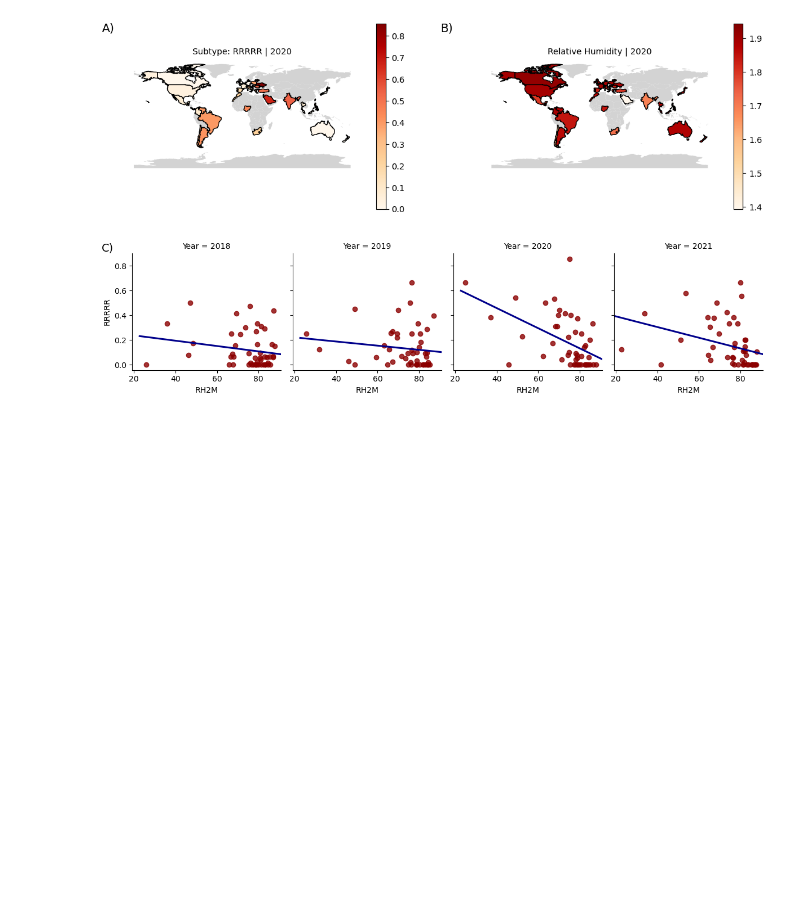
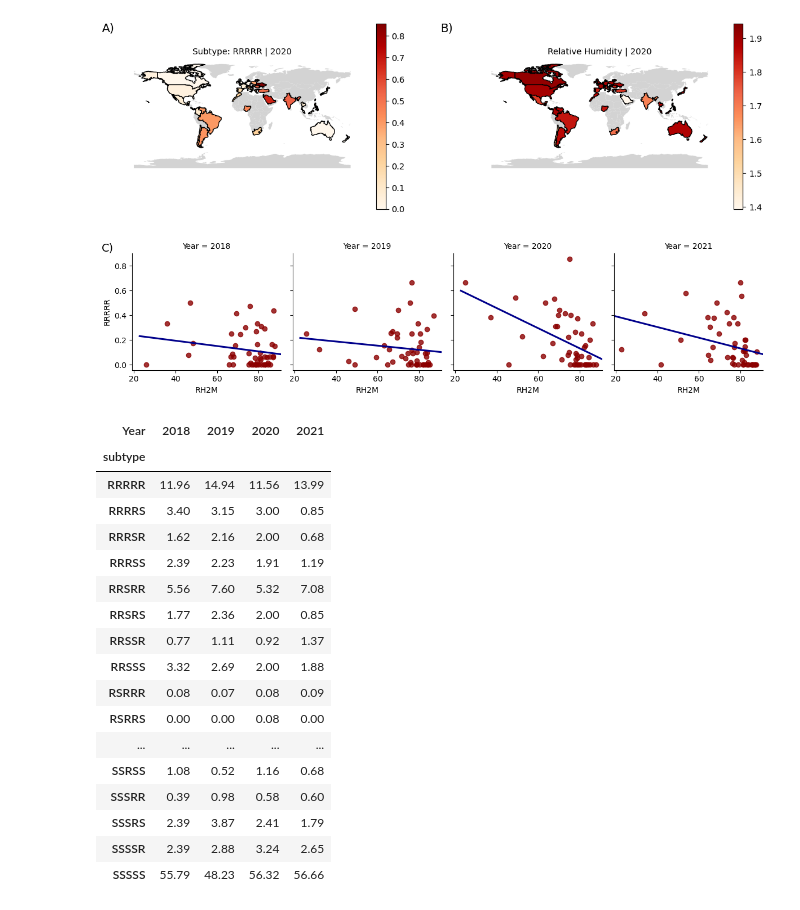
Before and after one commit to KutumLab/amr-vivli-ashoka-submission, a Jupyter notebook: data-analysis-gea.ipynb, the cells around one changed output. Cells and saved outputs as stored; diff of their text form; code cells hidden in the pictures; blank space fills up the shorter version.

```diff
--- a/data-analysis-gea.ipynb
+++ b/data-analysis-gea.ipynb
@@ -293,3 +293,34 @@ plt.savefig("figures/supplementary-figure-4-c-GEA.png", dpi=300)
 # %% [output]
 [figure]
 [figure]
+# %%
+gea=pd.read_csv("data/Subtype-data/GEA-subtype5-con-reg.csv")
+
+data= gea
+
+data=data.groupby(["Year","subtype"]).agg("sum").reset_index()
+data=pd.pivot(data, columns="subtype", values="subtype.1",index=["Year"])
+
+#Normalizing data (# Subtype Samples / Total Samples (Country, Year))
+data=data.div(data.sum(axis=1), axis=0)
+
+(data.T.fillna(0)*100).round(2)
+# %% [output]
+| Year | 2018 | 2019 | 2020 | 2021 |
+| subtype |  |  |  |  |
+| RRRRR | 11.96 | 14.94 | 11.56 | 13.99 |
+| RRRRS | 3.40 | 3.15 | 3.00 | 0.85 |
+| RRRSR | 1.62 | 2.16 | 2.00 | 0.68 |
+| RRRSS | 2.39 | 2.23 | 1.91 | 1.19 |
+| RRSRR | 5.56 | 7.60 | 5.32 | 7.08 |
+| RRSRS | 1.77 | 2.36 | 2.00 | 0.85 |
+| RRSSR | 0.77 | 1.11 | 0.92 | 1.37 |
+| RRSSS | 3.32 | 2.69 | 2.00 | 1.88 |
+| RSRRR | 0.08 | 0.07 | 0.08 | 0.09 |
+| RSRRS | 0.00 | 0.00 | 0.08 | 0.00 |
+| ... | ... | ... | ... | ... |
+| SSRSS | 1.08 | 0.52 | 1.16 | 0.68 |
+| SSSRR | 0.39 | 0.98 | 0.58 | 0.60 |
+| SSSRS | 2.39 | 3.87 | 2.41 | 1.79 |
+| SSSSR | 2.39 | 2.88 | 3.24 | 2.65 |
+| SSSSS | 55.79 | 48.23 | 56.32 | 56.66 |
```
Also changed, not shown: 3 other files.
